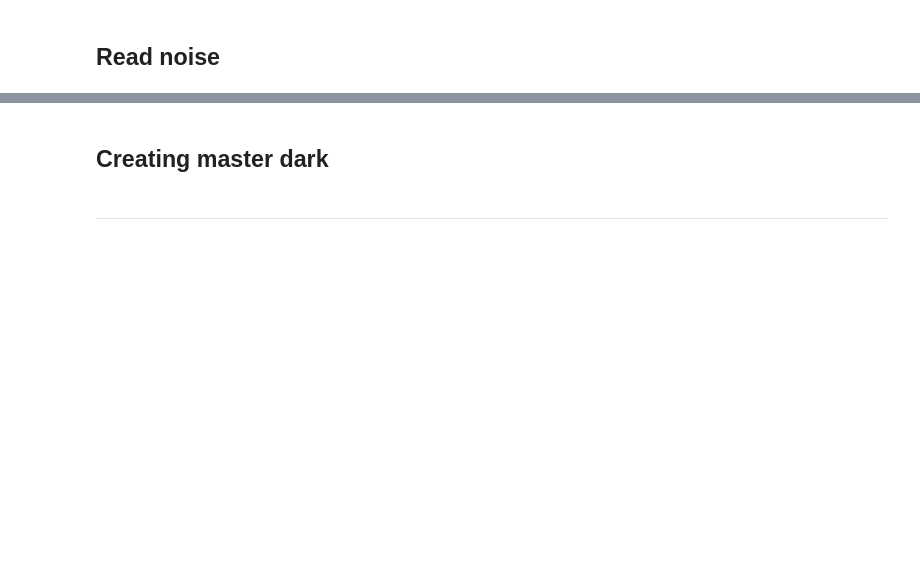
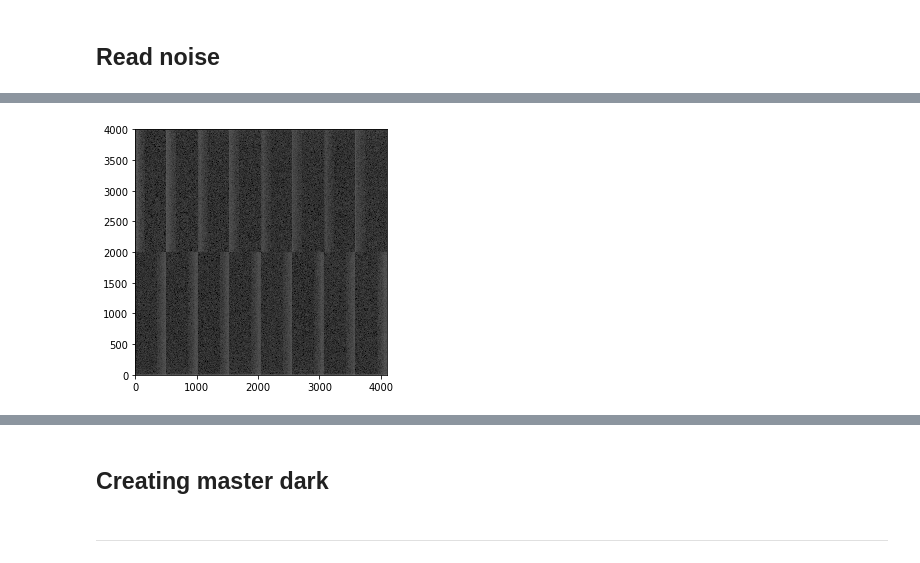
Before and after one commit to lsst/bootcamp-work, a Jupyter notebook: isr_exploration/noise_distributions.ipynb, the cells around one changed output, grey strips where cells are left out. Drawn from its saved outputs; the diff is of its cells as text; code cells hidden in the pictures; blank space fills up the shorter version.

```diff
--- a/isr_exploration/noise_distributions.ipynb
+++ b/isr_exploration/noise_distributions.ipynb
@@ -83,0 +139,12 @@ plt.hist(image)
+# %%
+#afw_display = afwDisplay.getDisplay(frame=1,
+#                                    name=my_channel)
+#afw_display.mtv(result.exposure)
+
+afwDisplay.setDefaultBackend('matplotlib')
+my_display = afwDisplay.Display()
+my_display.scale("asinh", "zscale")
+#my_display.mtv(result_assemble.exposure)
+my_display.mtv(bias.getMaskedImage())
+# %% [output]
+[figure, added]
```
Also changed, not shown: parts of 17 cells of this notebook.
